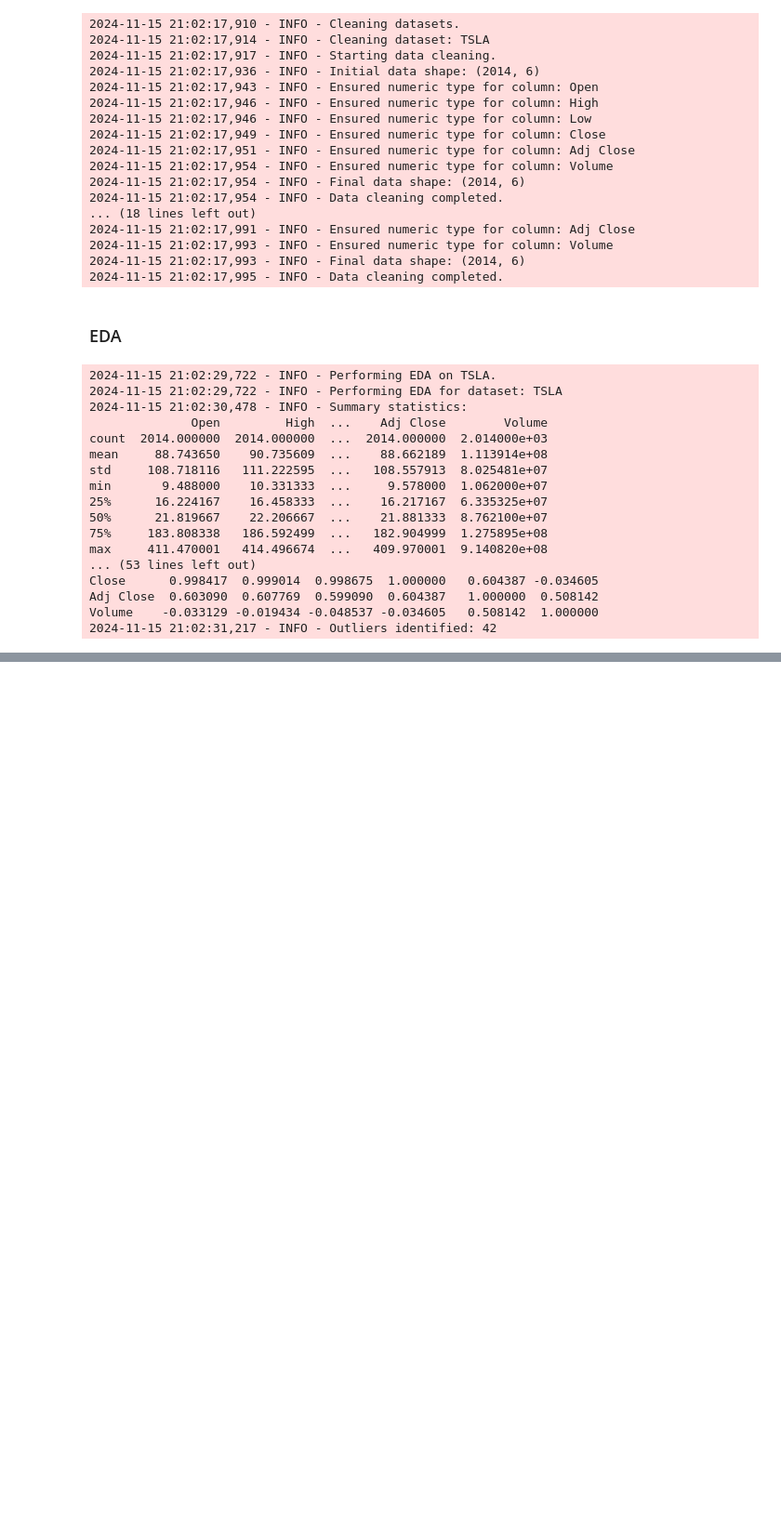
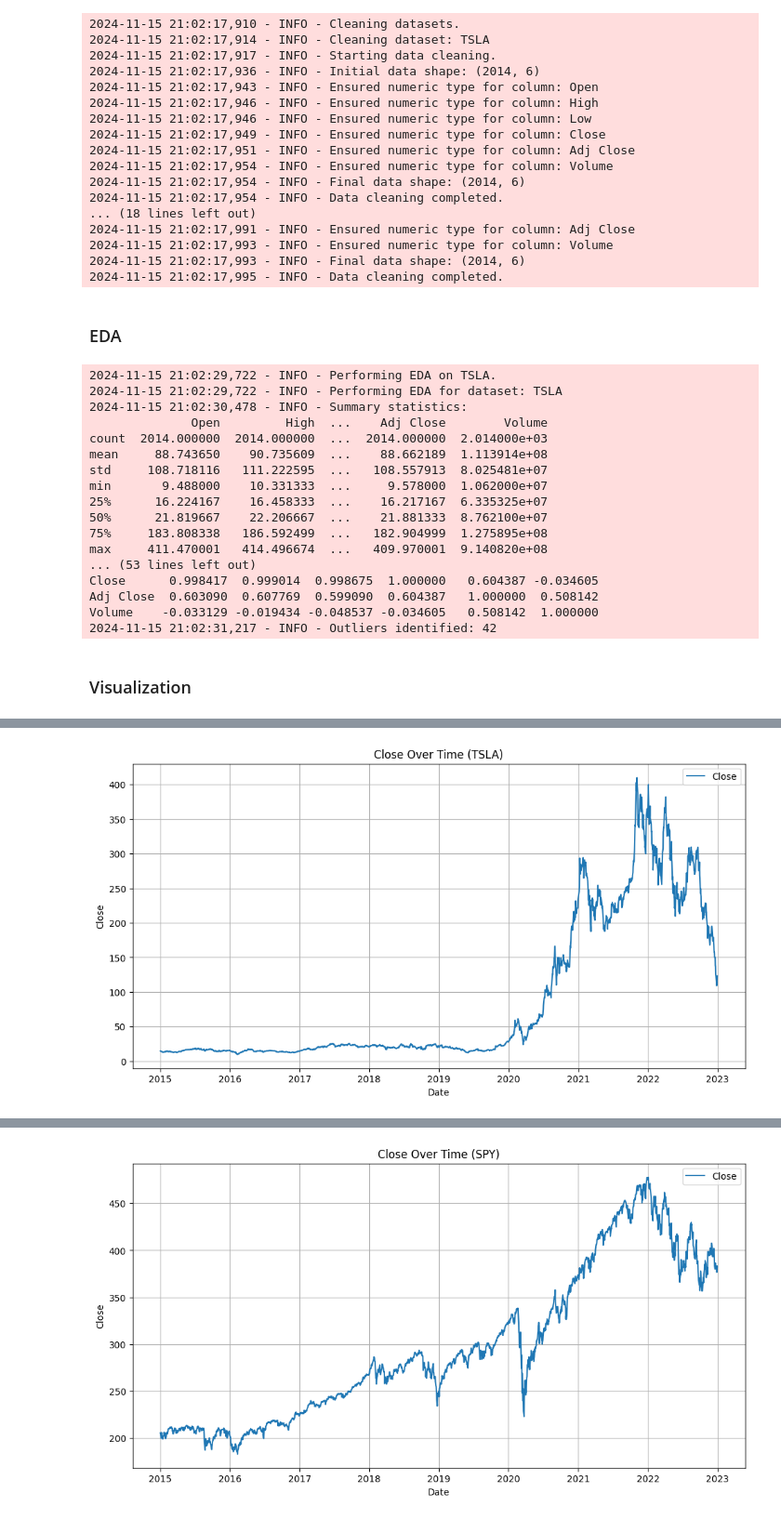
Before and after one commit to Birkity/PortfolioPredictor, a Jupyter notebook: notebooks/task1_preprocessing.ipynb, the cells around one changed output, grey strips where cells are left out. Shown at 93% size. Drawn from its saved outputs; the diff is of its cells as text; code cells hidden in the pictures; blank space fills up the shorter version.

Commit message:
Visualization

```diff
--- a/notebooks/task1_preprocessing.ipynb
+++ b/notebooks/task1_preprocessing.ipynb
@@ -71,3 +71,10 @@ Close      0.998417  0.999014  0.998675  1.000000   0.604387 -0.034605
 Adj Close  0.603090  0.607769  0.599090  0.604387   1.000000  0.508142
 Volume    -0.033129 -0.019434 -0.048537 -0.034605   0.508142  1.000000
 2024-11-15 21:02:31,217 - INFO - Outliers identified: 42
+# %% [markdown]
+### Visualization
+# %%
+for name, data in cleaned_datasets.items():
+    logging.info("Visualizing data for %s.", name)
+    plot_column(data, "Close", name)
+# %% [output]
@@ -73,0 +98 @@ Volume    -0.033129 -0.019434 -0.048537 -0.034605   0.508142  1.000000
+[figure, added]
@@ -73,0 +102 @@ Volume    -0.033129 -0.019434 -0.048537 -0.034605   0.508142  1.000000
+[figure, added]
```
Also changed, not shown: parts of 1 cell of this notebook, 1 other file.
